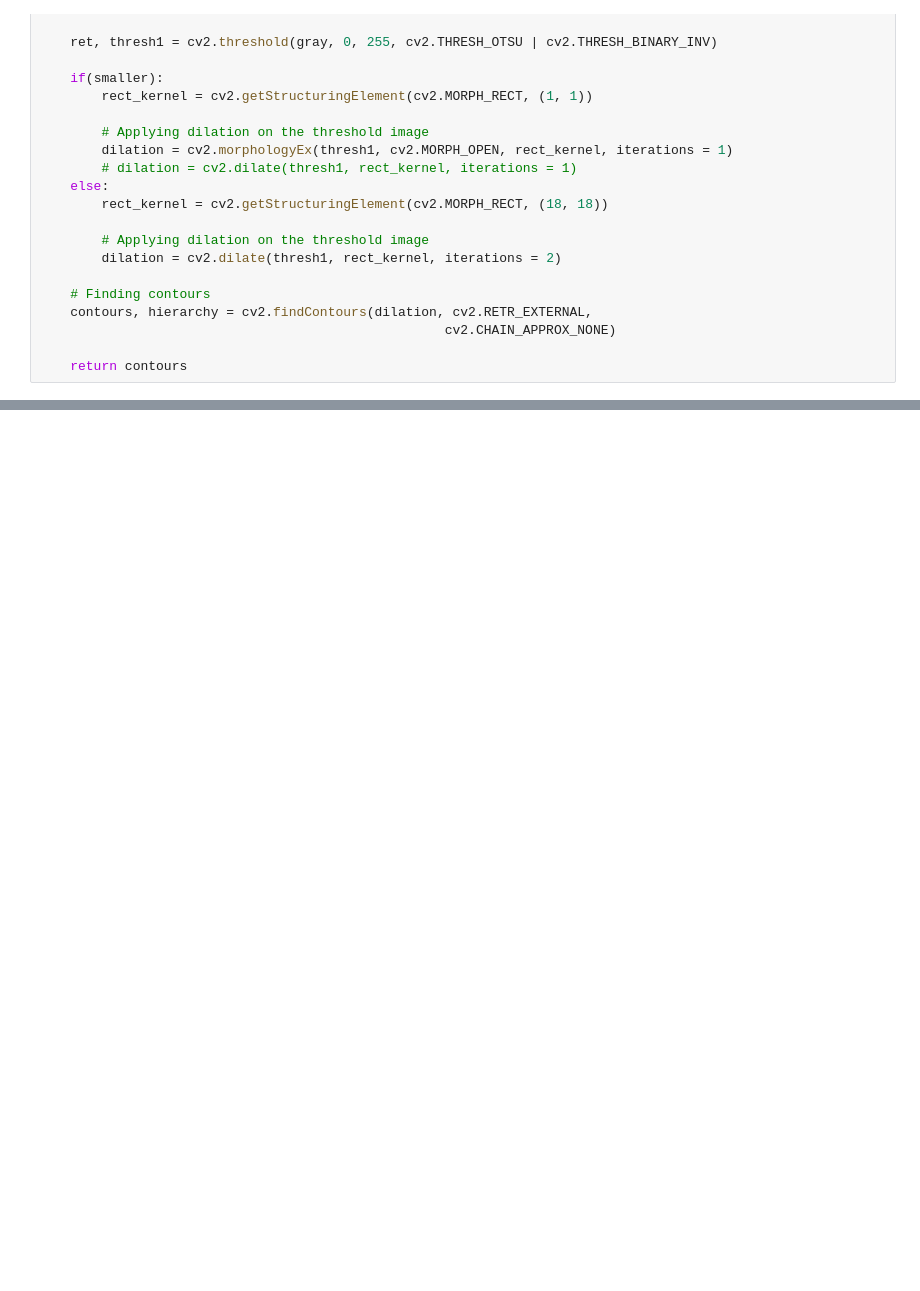
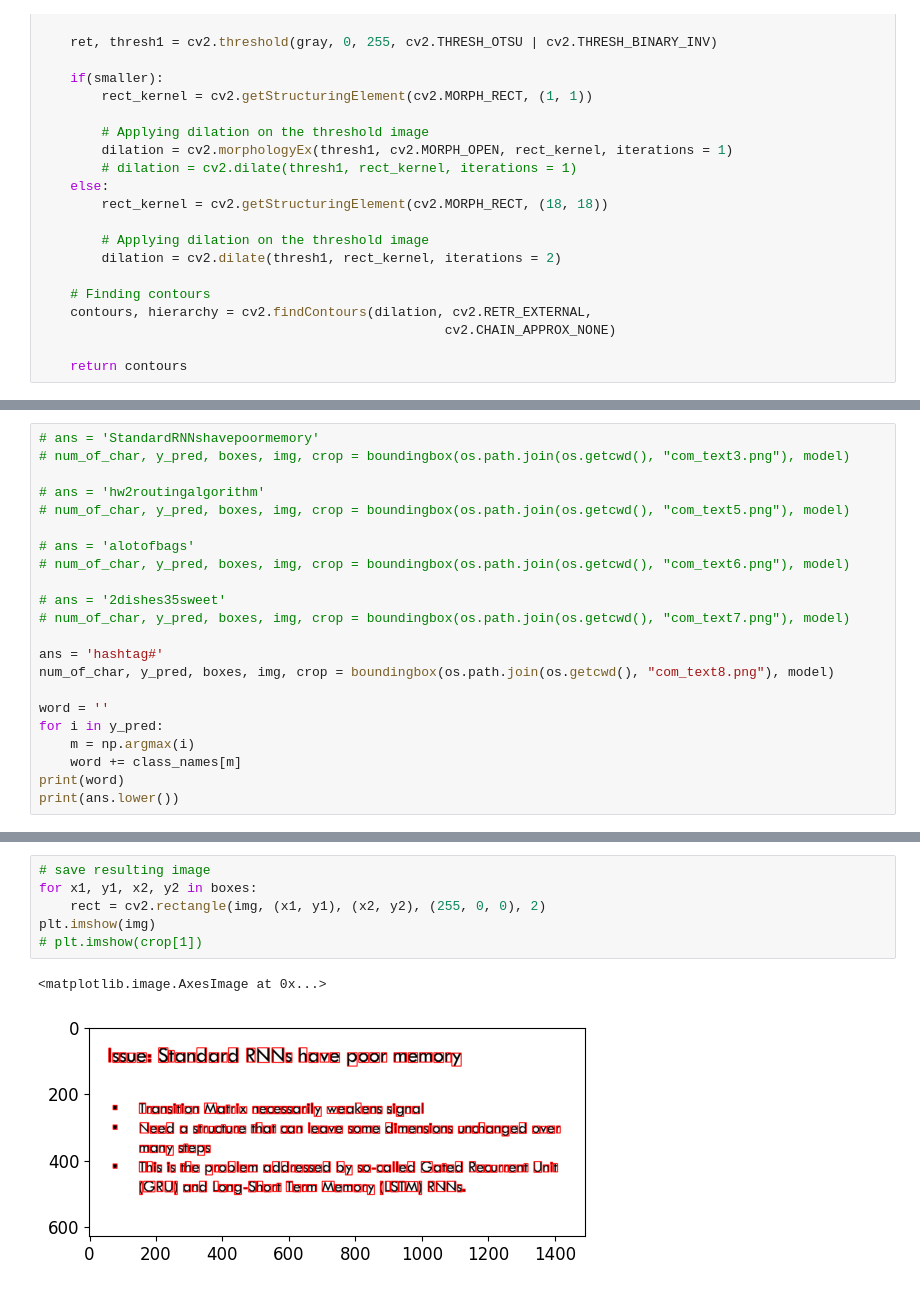
Before and after one commit to BoostChavit/deep-learning-project, a Jupyter notebook: main.ipynb, the cells around one changed output, grey strips where cells are left out. Drawn from its saved outputs; the diff is of its cells as text; blank space fills up the shorter version.

```diff
--- a/main.ipynb
+++ b/main.ipynb
@@ -411,0 +310,22 @@ weighted avg       0.04      0.04      0.02       682
+# %%
+# ans = 'StandardRNNshavepoormemory'
+# num_of_char, y_pred, boxes, img, crop = boundingbox(os.path.join(os.getcwd(), "com_text3.png"), model)
+
+# ans = 'hw2routingalgorithm'
+# num_of_char, y_pred, boxes, img, crop = boundingbox(os.path.join(os.getcwd(), "com_text5.png"), model)
+
+# ans = 'alotofbags'
+# num_of_char, y_pred, boxes, img, crop = boundingbox(os.path.join(os.getcwd(), "com_text6.png"), model)
+
+# ans = '2dishes35sweet'
+# num_of_char, y_pred, boxes, img, crop = boundingbox(os.path.join(os.getcwd(), "com_text7.png"), model)
+
+ans = 'hashtag#'
+num_of_char, y_pred, boxes, img, crop = boundingbox(os.path.join(os.getcwd(), "com_text8.png"), model)
+
+word = ''
+for i in y_pred:
+    m = np.argmax(i)
+    word += class_names[m]
+print(word)
+print(ans.lower())
@@ -411,0 +343,9 @@ weighted avg       0.04      0.04      0.02       682
+# %%
+# save resulting image
+for x1, y1, x2, y2 in boxes:
+    rect = cv2.rectangle(img, (x1, y1), (x2, y2), (255, 0, 0), 2)
+plt.imshow(img)
+# plt.imshow(crop[1])
+# %% [output]
+<matplotlib.image.AxesImage at 0x...>
+[figure, added]
```
Also changed, not shown: parts of 17 cells of this notebook.
